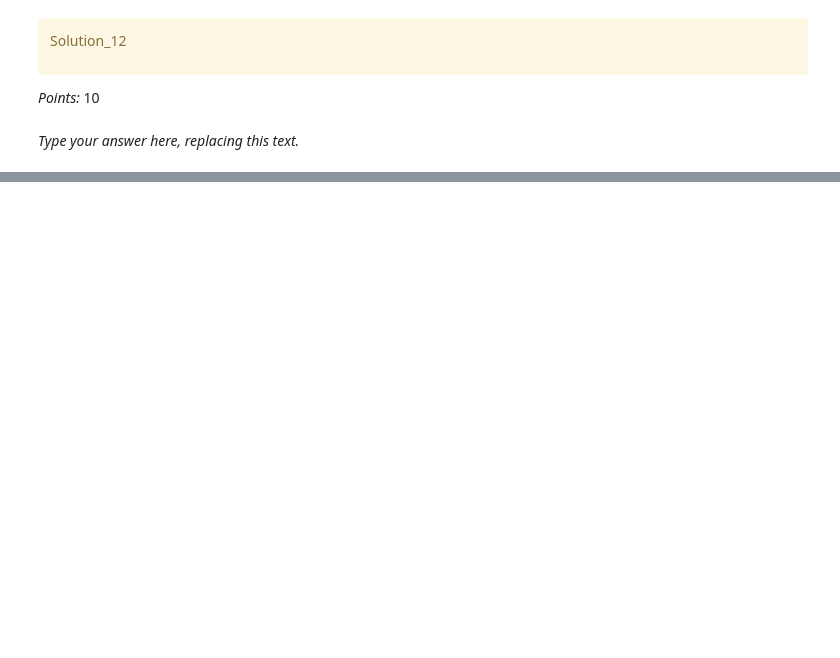
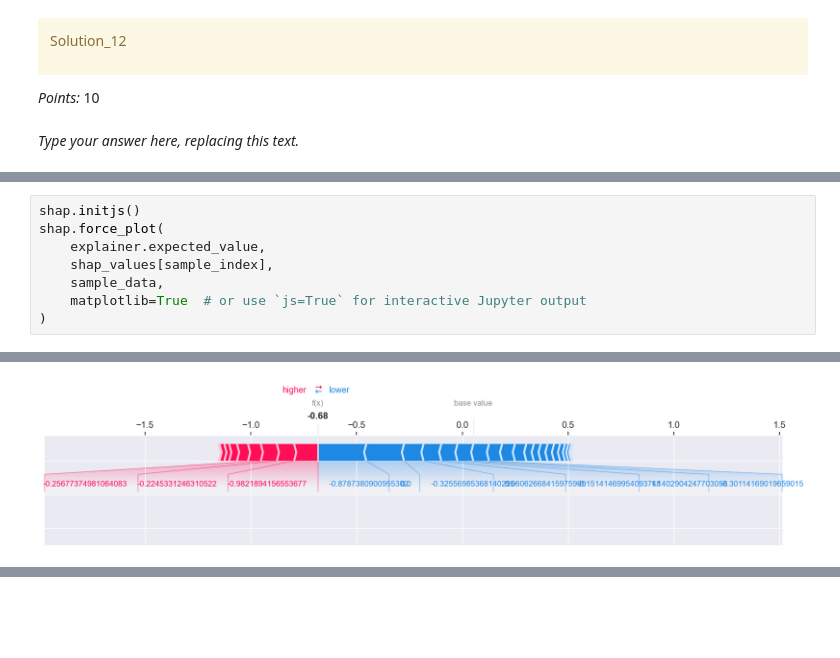
Before and after one commit to krish-arora-88/Credit-Card-Payment-Default-Prediction-Model, a Jupyter notebook: hw5.ipynb, the cells around one changed output, grey strips where cells are left out. Saved outputs shown, nothing was run; the diff lists cells and outputs as text; blank space fills up the shorter version.

```diff
--- a/hw5.ipynb
+++ b/hw5.ipynb
@@ -1266,0 +1269,9 @@ Ellipsis
+# %%
+shap.initjs()
+shap.force_plot(
+    explainer.expected_value,
+    shap_values[sample_index],
+    sample_data,
+    matplotlib=True  # or use `js=True` for interactive Jupyter output
+)
+# %% [output]
@@ -1266,0 +1279 @@ Ellipsis
+[figure, added]
```
Also changed, not shown: parts of 31 cells of this notebook.
